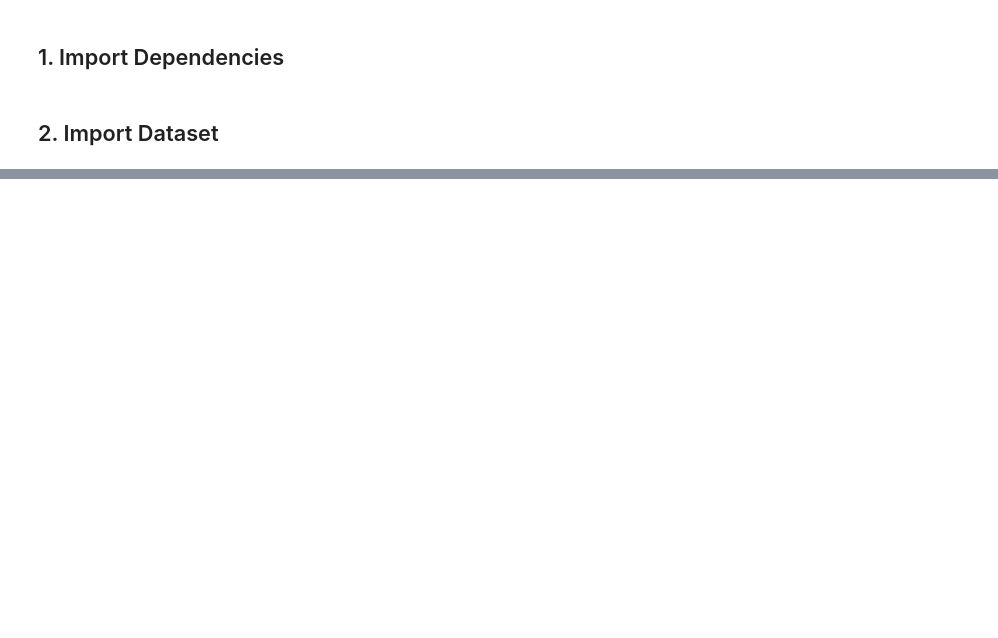
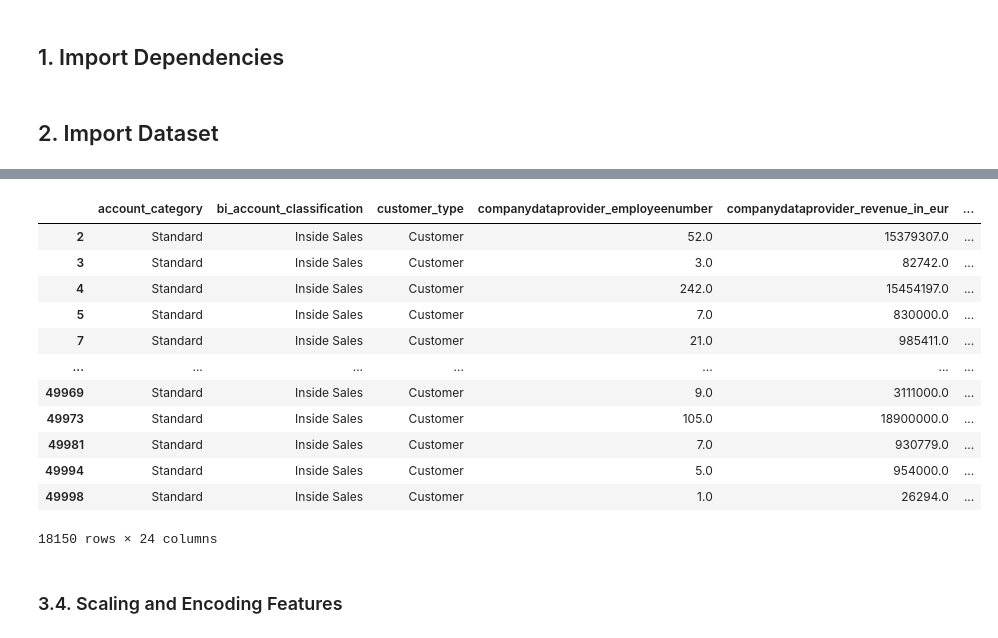
Before and after one commit to Magolizen34/cvs-transformers, a Jupyter notebook: notebooks/baseline_model.ipynb, the cells around one changed output, grey strips where cells are left out. Saved outputs shown, nothing was run; the diff lists cells and outputs as text; code cells hidden in the pictures; blank space fills up the shorter version.

```diff
--- a/notebooks/baseline_model.ipynb
+++ b/notebooks/baseline_model.ipynb
@@ -14,0 +70,23 @@ df.head()
+# %%
+# Define a dictionary to map SIC code ranges to major industry groups
+major_groups = {
+    range(1, 10): 'Agriculture, Forestry, and Fishing',
+    range(10, 15): 'Mining',
+    range(15, 18): 'Construction',
+    range(20, 40): 'Manufacturing',
+    range(40, 50): 'Transportation, Communications, Electric, Gas, and Sanitary Services',
+    range(50, 53): 'Wholesale Trade',
+    range(52, 60): 'Retail Trade',
+    range(60, 68): 'Finance, Insurance, and Real Estate',
+    range(70, 90): 'Services',
+    range(90, 100): 'Public Administration'
+}
+
+# Map SIC code ranges to major industry group descriptions
+def map_to_major_group(sic_code):
+    for group_range, description in major_groups.items():
+        if sic_code // 100 in group_range:
+            return description
+    return 'Unknown'
+# %%
+df['industry'] = df['sic_code'].apply(map_to_major_group)
@@ -14,0 +107,2 @@ df.head()
+# %%
+df = df.dropna()
@@ -14,0 +136,20 @@ df.head()
+# %%
+data = df[features].copy()
+# %%
+data
+# %% [output]
+|  | account_category | bi_account_classification | customer_type | companydataprovider_employeenumber | companydataprovider_revenue_in_eur | ... |
+| 2 | Standard | Inside Sales | Customer | 52.0 | 15379307.0 | ... |
+| 3 | Standard | Inside Sales | Customer | 3.0 | 82742.0 | ... |
+| 4 | Standard | Inside Sales | Customer | 242.0 | 15454197.0 | ... |
+| 5 | Standard | Inside Sales | Customer | 7.0 | 830000.0 | ... |
+| 7 | Standard | Inside Sales | Customer | 21.0 | 985411.0 | ... |
+| ... | ... | ... | ... | ... | ... | ... |
+| 49969 | Standard | Inside Sales | Customer | 9.0 | 3111000.0 | ... |
+| 49973 | Standard | Inside Sales | Customer | 105.0 | 18900000.0 | ... |
+| 49981 | Standard | Inside Sales | Customer | 7.0 | 930779.0 | ... |
+| 49994 | Standard | Inside Sales | Customer | 5.0 | 954000.0 | ... |
+| 49998 | Standard | Inside Sales | Customer | 1.0 | 26294.0 | ... |
+18150 rows × 24 columns
+# %% [markdown]
+### 3.4. Scaling and Encoding Features
```
Also changed, not shown: parts of 25 cells of this notebook.
